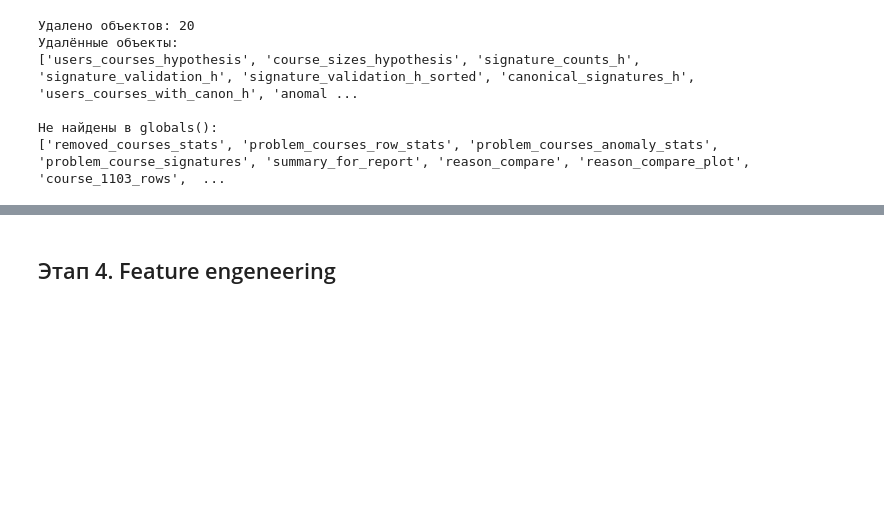
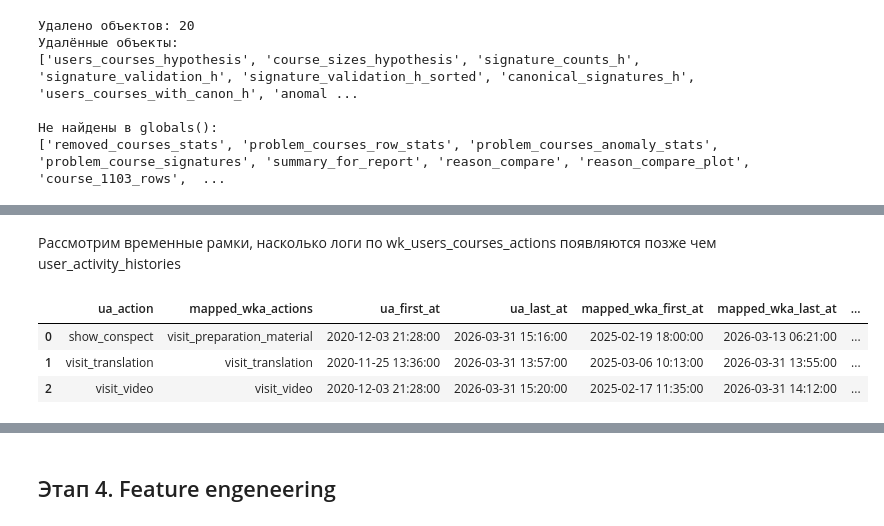
Before and after one commit to AntonDudDm/Xakaton, a Jupyter notebook: notebooks/EDA.ipynb, the cells around one changed output, grey strips where cells are left out. Drawn from its saved outputs; the diff is of its cells as text; code cells hidden in the pictures; blank space fills up the shorter version.

```diff
--- a/notebooks/EDA.ipynb
+++ b/notebooks/EDA.ipynb
@@ -1909,0 +2021,60 @@ if not_found_objects:
+# %% [markdown]
+Рассмотрим временные рамки, насколько логи по wk_users_courses_actions появляются позже чем user_activity_histories
+# %%
+# ============================================================
+# Первые и последние даты появления аналогичных действий
+# ============================================================
+
+action_map_h2 = {
+    "visit_video": ["visit_video"],
+    "visit_translation": ["visit_translation"],
+    "show_conspect": ["visit_preparation_material"],
+}
+
+rows = []
+
+for ua_action, mapped_wka_actions in action_map_h2.items():
+    ua_mask = uah["ua_action"].isin([ua_action])
+    wka_mask = wka["wka_action"].isin(mapped_wka_actions)
+
+    ua_first = uah.loc[ua_mask, "created_at"].min()
+    ua_last = uah.loc[ua_mask, "created_at"].max()
+
+    wka_first = wka.loc[wka_mask, "created_at"].min()
+    wka_last = wka.loc[wka_mask, "created_at"].max()
+
+    rows.append({
+        "ua_action": ua_action,
+        "mapped_wka_actions": ", ".join(mapped_wka_actions),
+
+        "ua_first_at": ua_first,
+        "ua_last_at": ua_last,
+
+        "mapped_wka_first_at": wka_first,
+        "mapped_wka_last_at": wka_last,
+
+        "delta_days_first_wka_minus_ua": (
+            (wka_first - ua_first).days
+            if pd.notna(ua_first) and pd.notna(wka_first)
+            else np.nan
+        ),
+
+        "delta_days_last_wka_minus_ua": (
+            (wka_last - ua_last).days
+            if pd.notna(ua_last) and pd.notna(wka_last)
+            else np.nan
+        )
+    })
+
+hypothesis_2_time_bounds = (
+    pd.DataFrame(rows)
+    .sort_values("ua_action")
+    .reset_index(drop=True)
+)
+
+display(hypothesis_2_time_bounds)
+# %% [output]
+|  | ua_action | mapped_wka_actions | ua_first_at | ua_last_at | mapped_wka_first_at | mapped_wka_last_at | ... |
+| 0 | show_conspect | visit_preparation_material | 2020-12-03 21:28:00 | 2026-03-31 15:16:00 | 2025-02-19 18:00:00 | 2026-03-13 06:21:00 | ... |
+| 1 | visit_translation | visit_translation | 2020-11-25 13:36:00 | 2026-03-31 13:57:00 | 2025-03-06 10:13:00 | 2026-03-31 13:55:00 | ... |
+| 2 | visit_video | visit_video | 2020-12-03 21:28:00 | 2026-03-31 15:20:00 | 2025-02-17 11:35:00 | 2026-03-31 14:12:00 | ... |
```
Also changed, not shown: parts of 22 cells of this notebook, 1 other file.
